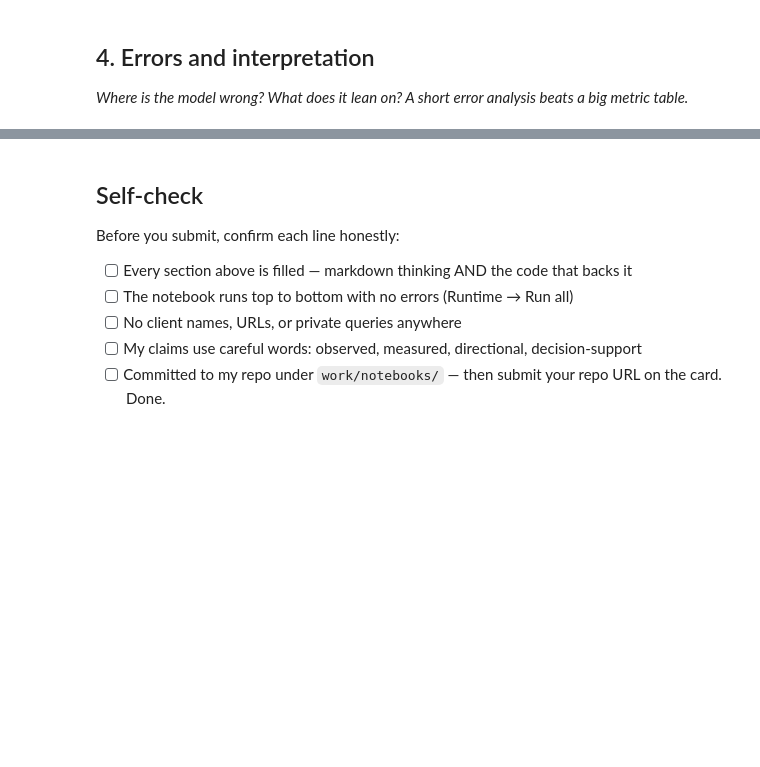
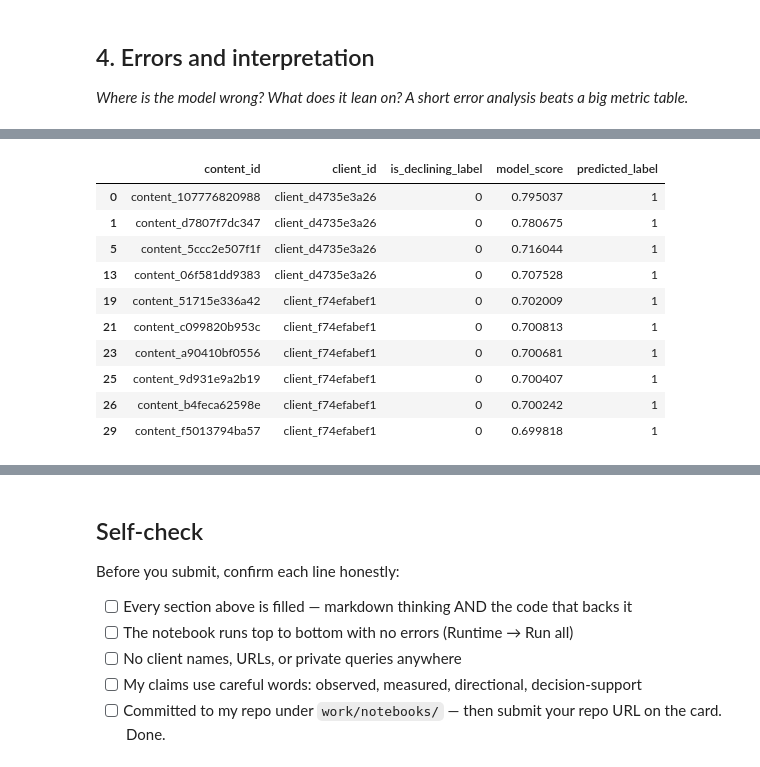
Before and after one commit to piasa19/flyrank-ml-internship-starter, a Jupyter notebook: work/notebooks/w05_model.ipynb, the cells around one changed output, grey strips where cells are left out. Saved outputs shown, nothing was run; the diff lists cells and outputs as text; code cells hidden in the pictures; blank space fills up the shorter version.

```diff
--- a/work/notebooks/w05_model.ipynb
+++ b/work/notebooks/w05_model.ipynb
@@ -22,3 +343,90 @@ This skeleton is yours to fill. Work the sections **in order** — each one has
 ## 4. Errors and interpretation
 
 *Where is the model wrong? What does it lean on? A short error analysis beats a big metric table.*
+# %%
+# ML-08 — Section 4: Errors and interpretation
+
+# ------------------------------------------------------------
+# 1. Add predictions to the model results
+# ------------------------------------------------------------
+
+model_results["predicted_label"] = (
+    model_results["model_score"] >= 0.5
+).astype(int)
+
+# ------------------------------------------------------------
+# 2. Find false positives and false negatives
+# ------------------------------------------------------------
+
+false_positives = model_results[
+    (model_results["predicted_label"] == 1) &
+    (model_results["is_declining_label"] == 0)
+].copy()
+
+false_negatives = model_results[
+    (model_results["predicted_label"] == 0) &
+    (model_results["is_declining_label"] == 1)
+].copy()
+
+print("========== ERROR SUMMARY ==========")
+print("False positives:", len(false_positives))
+print("False negatives:", len(false_negatives))
+
+# ------------------------------------------------------------
+# 3. Show highest-confidence false positives
+# ------------------------------------------------------------
+
+print("\n========== TOP FALSE POSITIVES ==========")
+
+display(
+    false_positives
+    .sort_values("model_score", ascending=False)
+    .head(10)
+)
+
+# ------------------------------------------------------------
+# 4. Show highest-confidence false negatives
+# ------------------------------------------------------------
+
+print("\n========== TOP FALSE NEGATIVES ==========")
+
+display(
+    false_negatives
+    .sort_values("model_score", ascending=True)
+    .head(10)
+)
+
+# ------------------------------------------------------------
+# 5. Feature importance
+# ------------------------------------------------------------
+
+print("\n========== FEATURE INTERPRETATION ==========")
+
+for _, row in feature_importance.iterrows():
+    print(
+        f"{row['feature']}: "
+        f"{row['importance']:.4f}"
+    )
+
+# ------------------------------------------------------------
+# 6. Simple interpretation
+# ------------------------------------------------------------
+
+top_feature = feature_importance.iloc[0]["feature"]
+
+print("\n========== INTERPRETATION ==========")
+print(
+    f"The most influential feature in this Random Forest model "
+    f"was '{top_feature}'."
+)
+
+print(
+    "False positives are pages predicted as declining but not labelled "
+    "as declining in the observed data."
+)
+
+print(
+    "False negatives are pages labelled as declining but receiving "
+    "a lower model score."
+)
+# %% [output]
@@ -24,0 +438,11 @@ This skeleton is yours to fill. Work the sections **in order** — each one has
+|  | content_id | client_id | is_declining_label | model_score | predicted_label |
+| 0 | content_107776820988 | client_d4735e3a26 | 0 | 0.795037 | 1 |
+| 1 | content_d7807f7dc347 | client_d4735e3a26 | 0 | 0.780675 | 1 |
+| 5 | content_5ccc2e507f1f | client_d4735e3a26 | 0 | 0.716044 | 1 |
+| 13 | content_06f581dd9383 | client_d4735e3a26 | 0 | 0.707528 | 1 |
+| 19 | content_51715e336a42 | client_f74efabef1 | 0 | 0.702009 | 1 |
+| 21 | content_c099820b953c | client_f74efabef1 | 0 | 0.700813 | 1 |
+| 23 | content_a90410bf0556 | client_f74efabef1 | 0 | 0.700681 | 1 |
+| 25 | content_9d931e9a2b19 | client_f74efabef1 | 0 | 0.700407 | 1 |
+| 26 | content_b4feca62598e | client_f74efabef1 | 0 | 0.700242 | 1 |
+| 29 | content_f5013794ba57 | client_f74efabef1 | 0 | 0.699818 | 1 |
```
Also changed, not shown: parts of 9 cells of this notebook.
